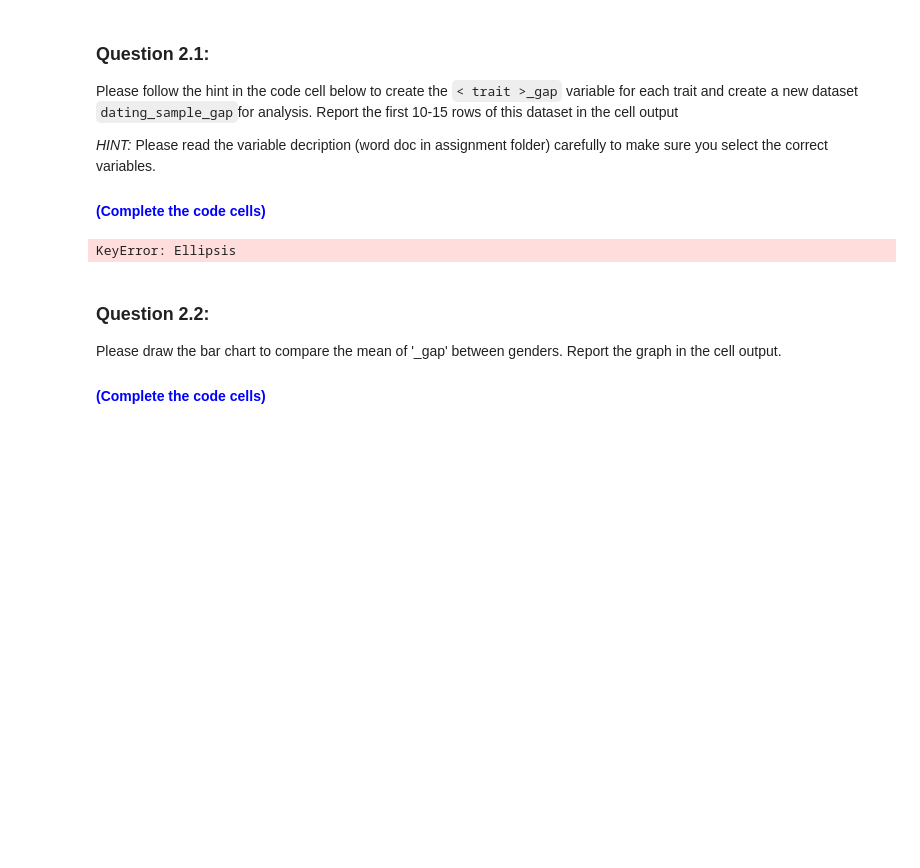
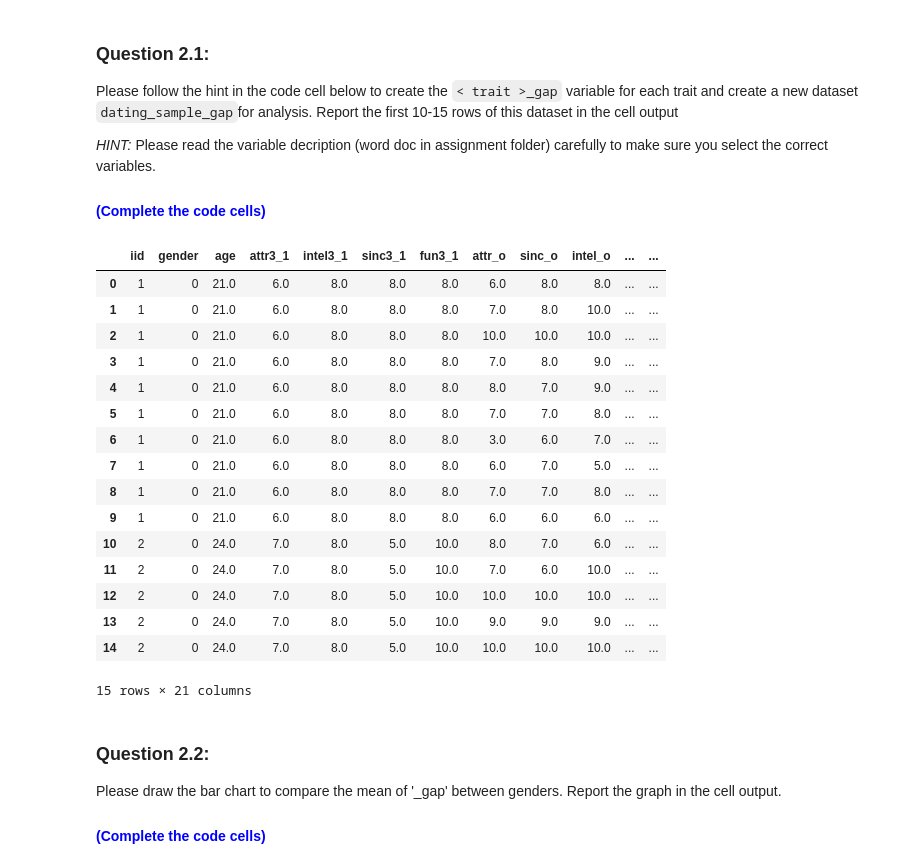
Before and after one commit to xiaogouyy/Movie_box_office_Prediction, a Jupyter notebook: Asignment_2_upload/Assignment 2_Questions.ipynb, the cells around one changed output. Cells and saved outputs as stored; diff of their text form; code cells hidden in the pictures; blank space fills up the shorter version.

```diff
--- a/Asignment_2_upload/Assignment 2_Questions.ipynb
+++ b/Asignment_2_upload/Assignment 2_Questions.ipynb
@@ -482,23 +482,41 @@ Please follow the hint in the code cell below to create the  `< trait >_gap` var
 # %%
 #----create copy of the processed dataset
 dating_sample_gap=dating_sample_0.copy()
 
 
 #----group the variables
-self_var=[...]
-other_val=[...]
+# self-rating from the pre-survey ("How do you think you measure up?", 1-10)
+self_var=["attr3_1", "intel3_1", "sinc3_1", "fun3_1"]
+# partner's rating of the participant at the date (the "_o" variables, 1-10)
+other_val=["attr_o", "intel_o", "sinc_o", "fun_o"]
 
 
 # create <base>_gap columns: <base>_gap = self - other (of course, this is just one way to do so)
 bases = ["attr", "intel", "sinc", "fun"]
 
 for b, s, o in zip(bases, self_var, other_val):
     dating_sample_gap[b + "_gap"] = dating_sample_gap[s] - dating_sample_gap[o]
 
 #output
-dating_sample_gap[0:10]
+dating_sample_gap[0:15]
 # %% [output]
+|  | iid | gender | age | attr3_1 | intel3_1 | sinc3_1 | fun3_1 | attr_o | sinc_o | intel_o | ... | ... |
+| 0 | 1 | 0 | 21.0 | 6.0 | 8.0 | 8.0 | 8.0 | 6.0 | 8.0 | 8.0 | ... | ... |
+| 1 | 1 | 0 | 21.0 | 6.0 | 8.0 | 8.0 | 8.0 | 7.0 | 8.0 | 10.0 | ... | ... |
+| 2 | 1 | 0 | 21.0 | 6.0 | 8.0 | 8.0 | 8.0 | 10.0 | 10.0 | 10.0 | ... | ... |
+| 3 | 1 | 0 | 21.0 | 6.0 | 8.0 | 8.0 | 8.0 | 7.0 | 8.0 | 9.0 | ... | ... |
+| 4 | 1 | 0 | 21.0 | 6.0 | 8.0 | 8.0 | 8.0 | 8.0 | 7.0 | 9.0 | ... | ... |
+| 5 | 1 | 0 | 21.0 | 6.0 | 8.0 | 8.0 | 8.0 | 7.0 | 7.0 | 8.0 | ... | ... |
+| 6 | 1 | 0 | 21.0 | 6.0 | 8.0 | 8.0 | 8.0 | 3.0 | 6.0 | 7.0 | ... | ... |
+| 7 | 1 | 0 | 21.0 | 6.0 | 8.0 | 8.0 | 8.0 | 6.0 | 7.0 | 5.0 | ... | ... |
+| 8 | 1 | 0 | 21.0 | 6.0 | 8.0 | 8.0 | 8.0 | 7.0 | 7.0 | 8.0 | ... | ... |
+| 9 | 1 | 0 | 21.0 | 6.0 | 8.0 | 8.0 | 8.0 | 6.0 | 6.0 | 6.0 | ... | ... |
+| 10 | 2 | 0 | 24.0 | 7.0 | 8.0 | 5.0 | 10.0 | 8.0 | 7.0 | 6.0 | ... | ... |
+| 11 | 2 | 0 | 24.0 | 7.0 | 8.0 | 5.0 | 10.0 | 7.0 | 6.0 | 10.0 | ... | ... |
+| 12 | 2 | 0 | 24.0 | 7.0 | 8.0 | 5.0 | 10.0 | 10.0 | 10.0 | 10.0 | ... | ... |
+| 13 | 2 | 0 | 24.0 | 7.0 | 8.0 | 5.0 | 10.0 | 9.0 | 9.0 | 9.0 | ... | ... |
+| 14 | 2 | 0 | 24.0 | 7.0 | 8.0 | 5.0 | 10.0 | 10.0 | 10.0 | 10.0 | ... | ... |
-KeyError: Ellipsis
+15 rows × 21 columns
 # %% [markdown]
 ### Question 2.2:
 
```
Also changed, not shown: parts of 6 cells of this notebook, 1 other file.
